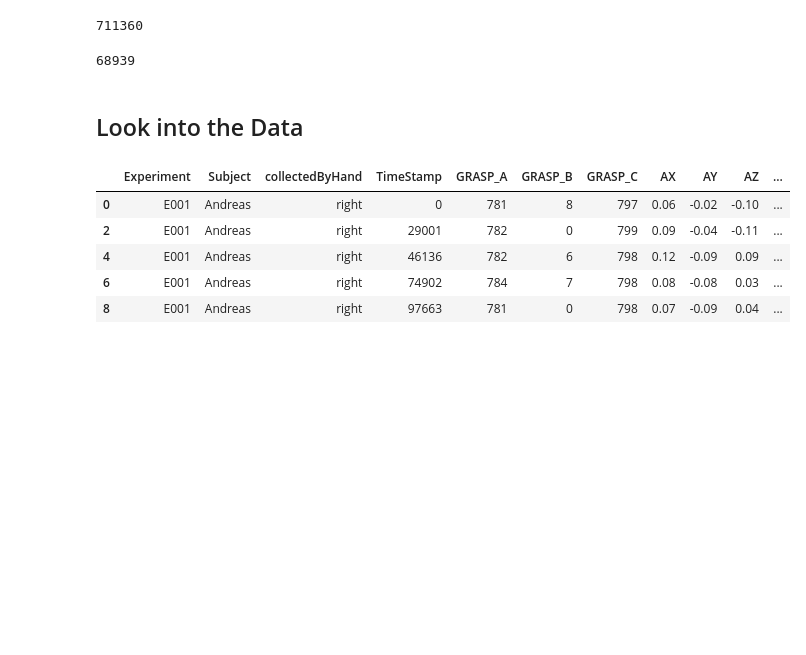
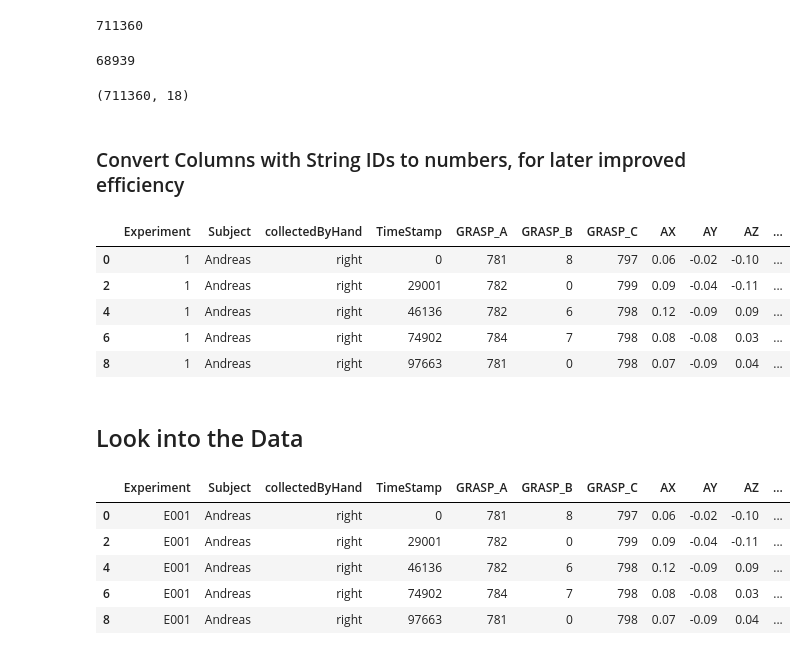
Before and after one commit to Make-O-Matic/MOM-Engine, a Jupyter notebook: data_preprocess.ipynb, the cells around one changed output. Cells and saved outputs as stored; diff of their text form; code cells hidden in the pictures; blank space fills up the shorter version.

Commit message:
Convert Columns with String IDs to numbers, for later improved efficiency

```diff
--- a/data_preprocess.ipynb
+++ b/data_preprocess.ipynb
@@ -398,8 +419,31 @@ sum(data['collectedByHand']=='left')
 # %% [output]
 68939
 # %%
-# filter right hand, throw away left hand
+# REMOVE left hand data, keep only left hand
 data = data[data['collectedByHand']=='right']
+data.shape
+# %% [output]
+(711360, 18)
+# %% [markdown]
+### Convert Columns with String IDs to numbers, for later improved efficiency
+# %%
+def str_to_int(string):
+    '''cut away first character and convert to int'''
+    return int(string[1:])
+# %%
+cols_to_convert = ['Experiment','Parcours','Mutation','Host','Gesture']
+
+for c in cols_to_convert:
+    data[c] = data[c].apply(str_to_int)
+# %%
+data.head()
+# %% [output]
+|  | Experiment | Subject | collectedByHand | TimeStamp | GRASP_A | GRASP_B | GRASP_C | AX | AY | AZ | ... |
+| 0 | 1 | Andreas | right | 0 | 781 | 8 | 797 | 0.06 | -0.02 | -0.10 | ... |
+| 2 | 1 | Andreas | right | 29001 | 782 | 0 | 799 | 0.09 | -0.04 | -0.11 | ... |
+| 4 | 1 | Andreas | right | 46136 | 782 | 6 | 798 | 0.12 | -0.09 | 0.09 | ... |
+| 6 | 1 | Andreas | right | 74902 | 784 | 7 | 798 | 0.08 | -0.08 | 0.03 | ... |
+| 8 | 1 | Andreas | right | 97663 | 781 | 0 | 798 | 0.07 | -0.09 | 0.04 | ... |
 # %% [markdown]
 ## Look into the Data
 # %%
```
Also changed, not shown: parts of 6 cells of this notebook.
